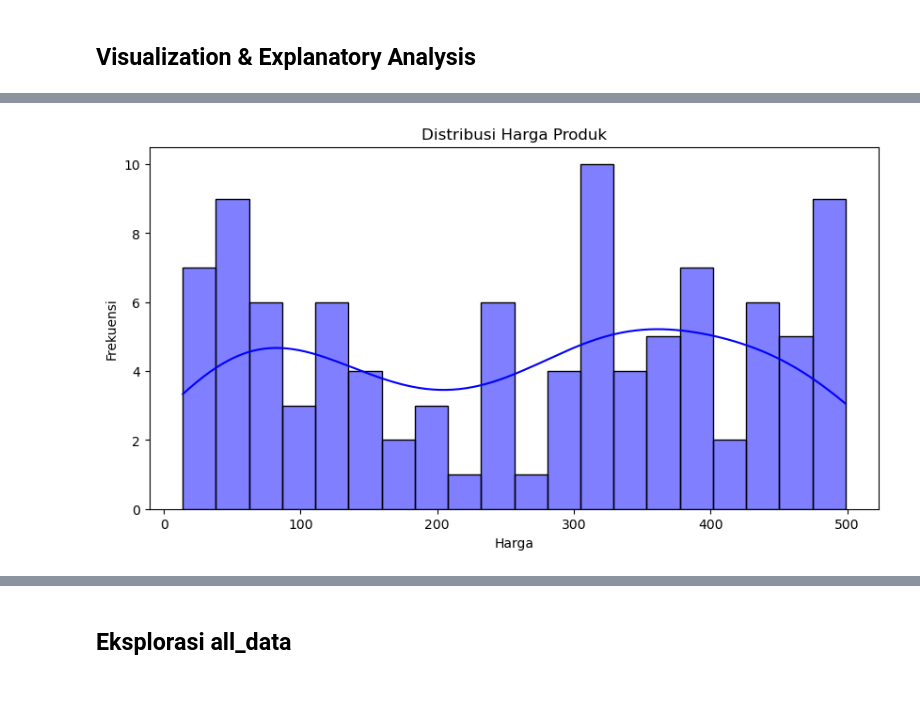
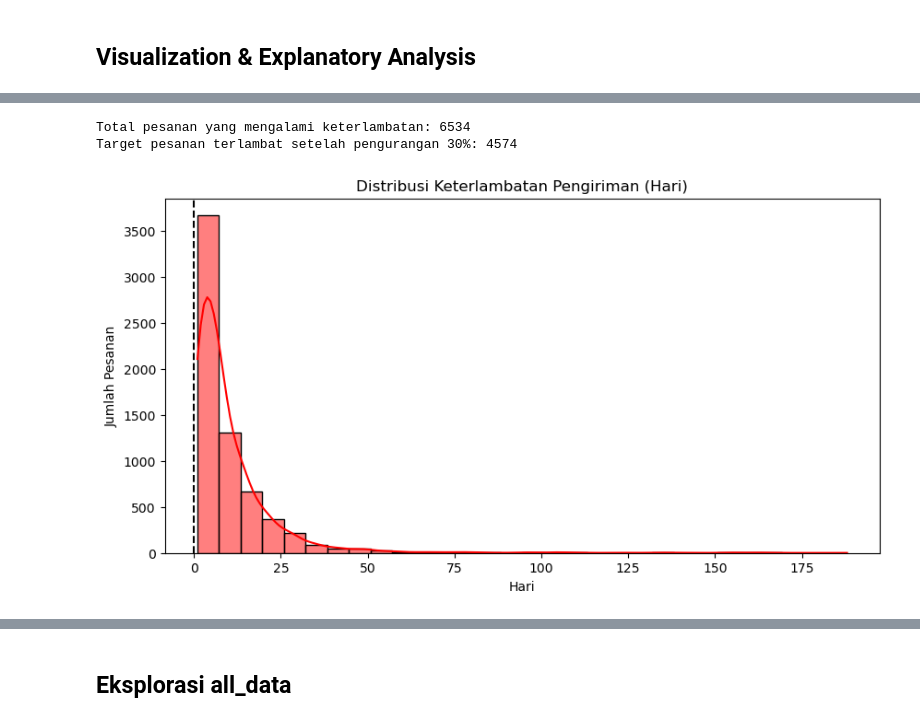
Before and after one commit to Alpii21/submission-data, a Jupyter notebook: notebook.ipynb, the cells around one changed output, grey strips where cells are left out. Saved outputs shown, nothing was run; the diff lists cells and outputs as text; code cells hidden in the pictures; blank space fills up the shorter version.

```diff
--- a/notebook.ipynb
+++ b/notebook.ipynb
@@ -360,0 +261,9 @@ print(merged_customers)
+# %%
+# Analisis Waktu Pemesanan & Pengiriman
+orders_df["delivery_days"] = (orders_df["order_delivered_customer_date"] - orders_df["order_purchase_timestamp"]).dt.days
+plt.figure(figsize=(10,5))
+sns.histplot(orders_df["delivery_days"].dropna(), bins=30, kde=True, color='g')
+plt.title("Distribusi Waktu Pengiriman (Hari)")
+plt.xlabel("Jumlah Hari")
+plt.ylabel("Jumlah Pesanan")
+plt.show()
@@ -360,0 +283,10 @@ print(merged_customers)
+# %%
+# Keterlambatan Pengiriman
+orders_df["delay_time"] = (orders_df["order_delivered_customer_date"] - orders_df["order_estimated_delivery_date"]).dt.days
+plt.figure(figsize=(10, 5))
+sns.histplot(orders_df["delay_time"].dropna(), bins=30, kde=True, color="red")
+plt.axvline(0, color='black', linestyle='--')
+plt.title("Distribusi Keterlambatan Pengiriman (Hari)")
+plt.xlabel("Hari")
+plt.ylabel("Jumlah Pesanan")
+plt.show()
@@ -418,50 +343,23 @@ std    144.481833      1.389735                  NaN
 # %%
-# Membuat data produk dengan kategori, harga, dan jumlah penjualan
-data = {
-    'product_id': range(1, 101),
-    'category': ['beleza_saude', 'telefonia_fixa', 'brinquedos', 'bebes'] * 25,
-    'price': [round(x, 2) for x in np.random.uniform(10, 500, 100)],
-    'seler': [np.random.randint(50, 500) for _ in range(100)],
-    'order_purchase_timestamp': pd.date_range(start='2023-01-01', periods=100, freq='D')
-}
+# Filter hanya pesanan yang mengalami keterlambatan (> 0 hari)
+delayed_orders = orders_df[orders_df["delay_time"] > 0]
 
-# Membuat DataFrame
-df = pd.DataFrame(data)
+# Hitung jumlah keterlambatan sebelum intervensi
+current_delays = len(delayed_orders)
+target_delays = current_delays * 0.7  # Target -30%
 
-# Menambahkan kolom bulan dari order_purchase_timestamp
-df['month'] = df['order_purchase_timestamp'].dt.strftime('%b')  # Format 'Jan', 'Feb', dll.
+print(f"Total pesanan yang mengalami keterlambatan: {current_delays}")
+print(f"Target pesanan terlambat setelah pengurangan 30%: {round(target_delays)}")
 
-# Distribusi Harga Produk
-plt.figure(figsize=(10, 5))
-sns.histplot(df['price'], bins=20, kde=True, color='blue')
-plt.title("Distribusi Harga Produk")
-plt.xlabel("Harga")
-plt.ylabel("Frekuensi")
+# Visualisasi distribusi keterlambatan pengiriman
+plt.figure(figsize=(10,5))
+sns.histplot(delayed_orders["delay_time"], bins=30, kde=True, color="red")
+plt.axvline(0, color='black', linestyle='--')
+plt.title("Distribusi Keterlambatan Pengiriman (Hari)")
+plt.xlabel("Hari")
+plt.ylabel("Jumlah Pesanan")
 plt.show()
-
-# Tren Penjualan per Kategori Produk
-plt.figure(figsize=(12, 6))
-sns.boxplot(x='category', y='seler', data=df, hue='category', palette='coolwarm')
-plt.title("Tren Penjualan per Kategori Produk")
-plt.xlabel("Kategori Produk")
-plt.ylabel("Penjualan")
-plt.legend([],[], frameon=False)  # Menyembunyikan legenda
-plt.show()
-
-# Hubungan Harga dengan Penjualan
-plt.figure(figsize=(10, 5))
-sns.scatterplot(x='price', y='seler', data=df, hue='category', palette='viridis')
-plt.title("Hubungan Harga dengan Penjualan")
-plt.xlabel("Harga Produk")
-plt.ylabel("Jumlah Penjualan")
-plt.show()
-
-# Analisis Tren Pola Pembelian Pelanggan per Bulan
-plt.figure(figsize=(12, 6))
-sns.lineplot(x='month', y='seler', data=df, estimator='sum', errorbar=None, marker='o', color='red')
-plt.title("Pola Pembelian Pelanggan per Bulan")
-plt.xlabel("Bulan")
-plt.ylabel("Total Penjualan")
-plt.show()
 # %% [output]
+Total pesanan yang mengalami keterlambatan: 6534
+Target pesanan terlambat setelah pengurangan 30%: 4574
-[figure, old version]
+[figure, new version]
```
Also changed, not shown: parts of 39 cells of this notebook, 10 other files.
